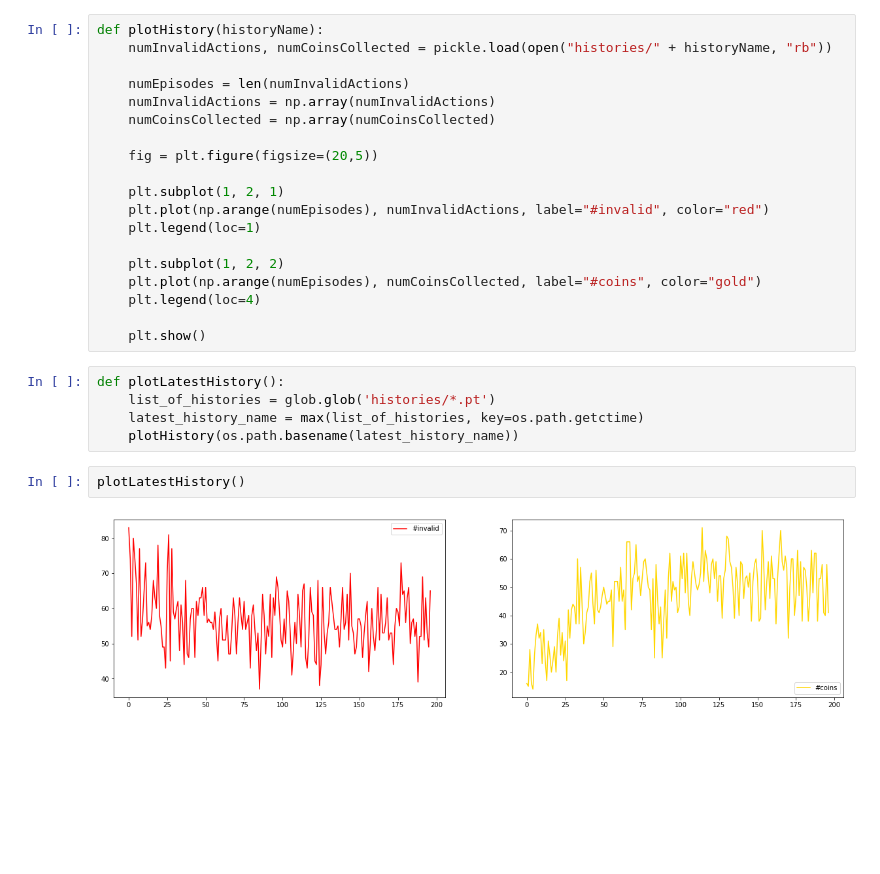
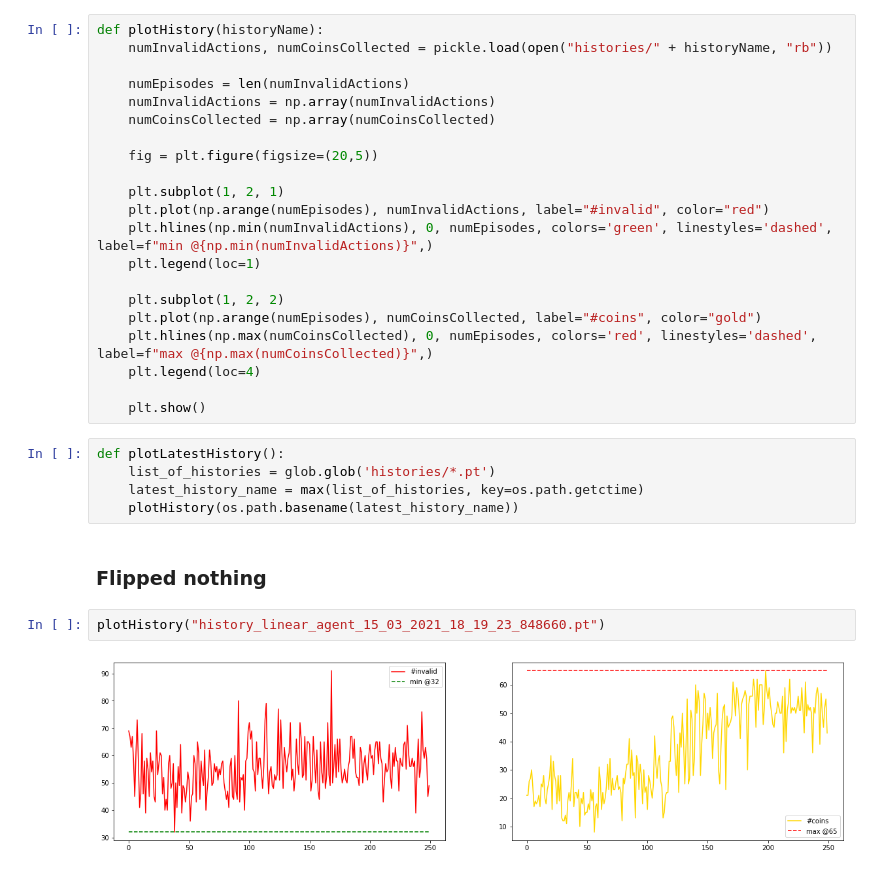
Before and after one commit to hericks/FML, a Jupyter notebook: bomberman_rl/agent_code/linear_agent/monitoring.ipynb, the cells around one changed output. Cells and saved outputs as stored; diff of their text form; blank space fills up the shorter version.

```diff
--- a/bomberman_rl/agent_code/linear_agent/monitoring.ipynb
+++ b/bomberman_rl/agent_code/linear_agent/monitoring.ipynb
@@ -16,10 +16,12 @@ def plotHistory(historyName):
 
     plt.subplot(1, 2, 1)
     plt.plot(np.arange(numEpisodes), numInvalidActions, label="#invalid", color="red")
+    plt.hlines(np.min(numInvalidActions), 0, numEpisodes, colors='green', linestyles='dashed', label=f"min @{np.min(numInvalidActions)}",)
     plt.legend(loc=1)
 
     plt.subplot(1, 2, 2)
     plt.plot(np.arange(numEpisodes), numCoinsCollected, label="#coins", color="gold")
+    plt.hlines(np.max(numCoinsCollected), 0, numEpisodes, colors='red', linestyles='dashed', label=f"max @{np.max(numCoinsCollected)}",)
     plt.legend(loc=4)
 
     plt.show()
@@ -28,7 +30,9 @@ def plotLatestHistory():
     list_of_histories = glob.glob('histories/*.pt')
     latest_history_name = max(list_of_histories, key=os.path.getctime)
     plotHistory(os.path.basename(latest_history_name))
-# %%
-plotLatestHistory()
-# %% [output]
-[figure, removed]
+# %% [markdown]
+### Flipped nothing
+# %%
+plotHistory("history_linear_agent_15_03_2021_18_19_23_848660.pt")
+# %% [output]
+[figure, added]
```
Also changed, not shown: parts of 6 cells of this notebook.
